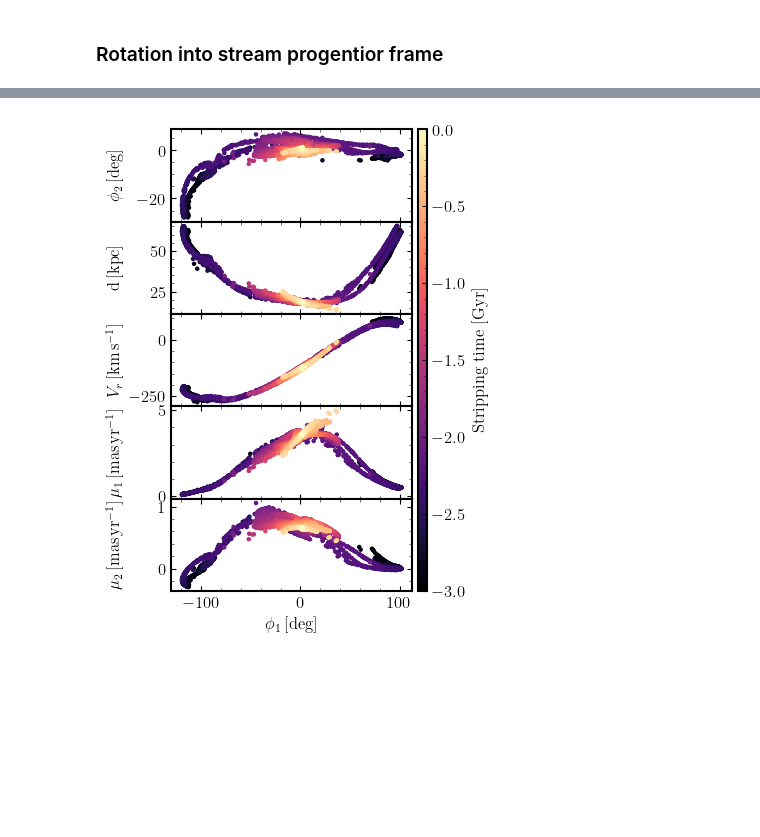
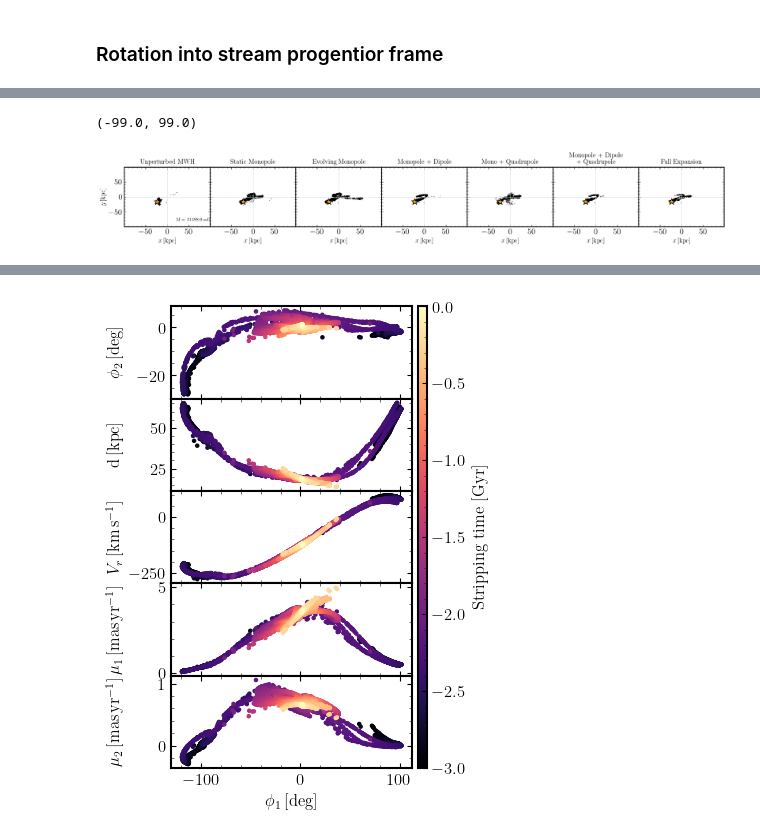
Before and after one commit to dc-broo3/oceanus, a Jupyter notebook: analysis/streamgenerator.ipynb, the cells around one changed output, grey strips where cells are left out. Drawn from its saved outputs; the diff is of its cells as text; code cells hidden in the pictures; blank space fills up the shorter version.

Commit message:
updated results plotting script

```diff
--- a/analysis/streamgenerator.ipynb
+++ b/analysis/streamgenerator.ipynb
@@ -39,9 +12,0 @@ galcen_distance = 8.249*u.kpc
-# %%
-with h5py.File('stream-runs/combined-files/Full-MWhalo-MWdisc-LMC.hdf5','r') as file:
-
-    # keys = list(file['stream_0'].keys())
-
-    pos = np.array(file['stream_3']['positions'])
-    vel = np.array(file['stream_3']['velocities'])
-    start_times = np.array(file['stream_3']['times'])
-    prog_mass = np.array(file['stream_3']['progenitor-mass'])
@@ -80,5 +43,0 @@ Find the coordinate transform of the progenitor i) position and ii) velocity, ar
-# %%
-R1 = Rotation.from_euler('z', -prog_lon, degrees=True)
-R2 = Rotation.from_euler('y', -prog_lat, degrees=True)
-R_prog0 = R2.as_matrix() @ R1.as_matrix()
-R_prog0
@@ -107,4 +43,0 @@ $55.83767 \; \mathrm{{}^{\circ}}$
-# %%
-R3 = Rotation.from_euler('x', vel_ang_xy_deg.value, degrees=True).as_matrix() # is this x/z?
-R_progf = R3 @ R_prog0
-R_progf
@@ -135,0 +153,37 @@ plt.legend()
+# %%
+fig, ax = plt.subplots(1, len(potentials), sharex='col', sharey='row', figsize=(20,2))
+plt.subplots_adjust(hspace=0, wspace=0.)
+
+for j in range(len(potentials)):
+
+    data_path = "/mnt/ceph/users/rbrooks/oceanus/analysis/stream-runs/stream550/" + potentials[j]
+    with h5py.File(data_path,'r') as file:
+
+        prog = gd.PhaseSpacePosition(file["positions"][t_idx, 0] * u.kpc, file["velocities"][t_idx, 0] * u.km / u.s)
+        stream = gd.PhaseSpacePosition(file["positions"][t_idx, 1:].T * u.kpc, file["velocities"][t_idx, 1:].T * u.km / u.s)
+        start_times = np.array(file['times'])
+        prog_mass = np.array(file['progenitor-mass']) * u.Msun
+
+
+    plt.sca(ax[j])
+    plt.hlines(0, -200, 200, ls='dashed', color='lightgrey', lw=0.7)
+    plt.vlines(0, -200, 200, ls='dashed', color='lightgrey', lw=0.7)
+    plot=plt.plot(stream.x, stream.y, color='k',
+                     marker="o",ls="none",alpha=0.5,mew=0,ms=1.5,rasterized=True, zorder=1)
+    plt.scatter(prog.x, prog.y, s=150, edgecolors='k', facecolor='orange',marker='*', label='Prog.', rasterized=True, zorder=10)
+
+    if j==0:
+        plt.annotate(text='{}'.format('stream550'), xy=(-170,70), fontsize=8 )
+        plt.annotate(text=r'M = {}'.format(np.round(prog_mass, 0)), xy=(20,-80), fontsize=8)
+
+for k in range(len(labels)):
+
+    ax[k].set_title(labels[k])
+    ax[k].set_xlabel(r'$x\,[\mathrm{kpc}]$')
+    ax[k].set_xlim(-99,99)
+
+ax[0].set_ylabel(r'$y\,[\mathrm{kpc}]$')
+ax[0].set_ylim(-99,99)
+# %% [output]
+(-99.0, 99.0)
+[figure, added]
```
Also changed, not shown: parts of 28 cells of this notebook.
